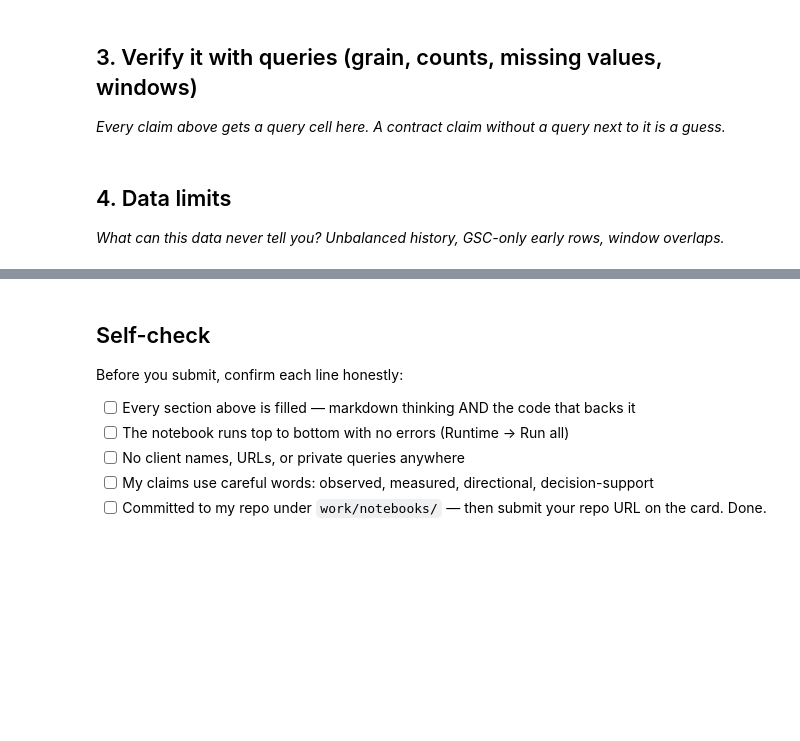
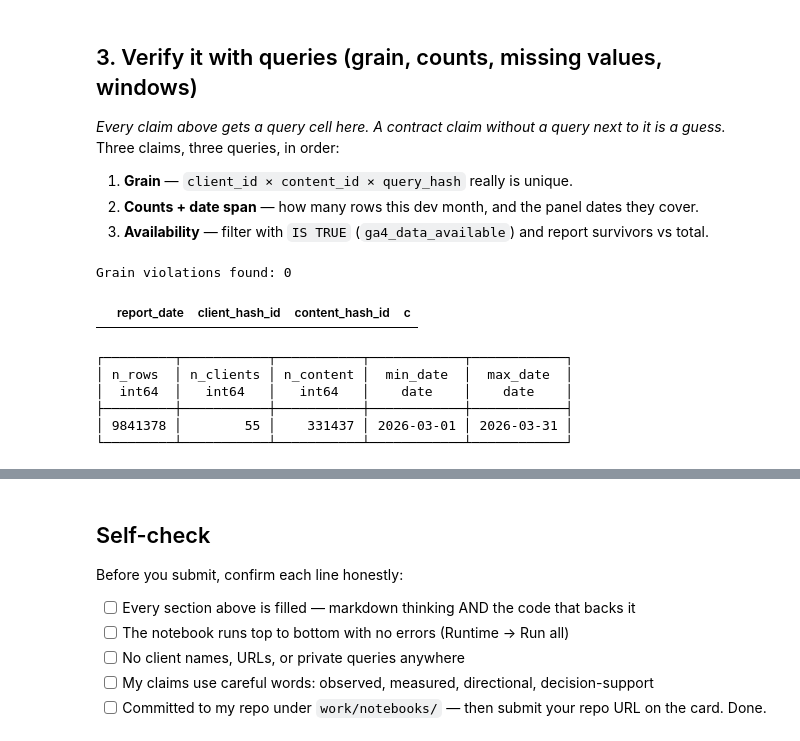
Before and after one commit to AgrimJain-quantum/internship-remote, a Jupyter notebook: work/notebooks/w03_data_contract.ipynb, the cells around one changed output, grey strips where cells are left out. Cells and saved outputs as stored; diff of their text form; code cells hidden in the pictures; blank space fills up the shorter version.

```diff
--- a/work/notebooks/w03_data_contract.ipynb
+++ b/work/notebooks/w03_data_contract.ipynb
@@ -22,0 +9,30 @@ This skeleton is yours to fill. Work the sections **in order** — each one has
+# %%
+# Setup — HF auth + duckdb over the warehouse. Run this first, every session.
+!pip -q install duckdb huggingface_hub
+
+import duckdb, os, pandas as pd
+from google.colab import userdata
+
+hf_token = userdata.get("HF_TOKEN")
+os.environ["HF_TOKEN"] = hf_token
+
+con = duckdb.connect()
+con.sql("INSTALL httpfs; LOAD httpfs;")
+con.sql(f"CREATE OR REPLACE SECRET hf_token (TYPE huggingface, TOKEN '{hf_token}');")
+
+BASE = "hf://datasets/FlyRank/internship-warehouse"
+
+DIM_CLIENTS   = f"{BASE}/dim_clients.parquet"
+DIM_CONTENT   = f"{BASE}/dim_content.parquet"
+DAILY_MONTH   = lambda m: f"{BASE}/fact_content_daily_performance/month={m}/data_0.parquet"
+QUERY_90D     = f"{BASE}/fact_content_query_90d.parquet"       # flat file — single window, Apr-Jun 2026, sealed. Mechanics only.
+SEALED_SAMPLE = f"{BASE}/fact_content_daily_performance_sample.parquet"  # June 2026 — sealed test month
+
+# My lane: fact_content_daily_performance. Real partitions run 2025-01 .. 2026-06.
+# Two-month design avoids leakage by construction: features from PREV_MONTH, label from DEV_MONTH.
+PREV_MONTH = "2026-02"   # feature month
+DEV_MONTH  = "2026-03"   # label month, mid-panel
+SEALED_MONTH = "2026-06" # never touch for label/feature development
+print("Feature month:", PREV_MONTH, "| Label month:", DEV_MONTH, "| Sealed month (do not touch):", SEALED_MONTH)
+
+con.sql(f"SELECT COUNT(*) FROM read_parquet('{DIM_CLIENTS}')").show()
@@ -24,3 +134,7 @@ This skeleton is yours to fill. Work the sections **in order** — each one has
 ## 3. Verify it with queries (grain, counts, missing values, windows)
 
 *Every claim above gets a query cell here. A contract claim without a query next to it is a guess.*
+Three claims, three queries, in order:
+1. **Grain** — `client_id × content_id × query_hash` really is unique.
+2. **Counts + date span** — how many rows this dev month, and the panel dates they cover.
+3. **Availability** — filter with `IS TRUE` (`ga4_data_available`) and report survivors vs total.
@@ -30,4 +140,0 @@ This skeleton is yours to fill. Work the sections **in order** — each one has
-# %% [markdown]
-## 4. Data limits
-
-*What can this data never tell you? Unbalanced history, GSC-only early rows, window overlaps.*
@@ -36,0 +141,33 @@ This skeleton is yours to fill. Work the sections **in order** — each one has
+# %%
+# (1) Grain probe — should return ZERO rows if report_date x client_hash_id x content_hash_id
+# is the real grain in the label month.
+grain_check = con.sql(f"""
+SELECT report_date, client_hash_id, content_hash_id, COUNT(*) AS c
+FROM read_parquet('{DAILY_MONTH(DEV_MONTH)}')
+GROUP BY report_date, client_hash_id, content_hash_id
+HAVING COUNT(*) > 1
+LIMIT 5
+""").df()
+print("Grain violations found:", len(grain_check))
+grain_check
+# %% [output]
+Grain violations found: 0
+|  | report_date | client_hash_id | content_hash_id | c |
+# %%
+# (2) Row count + date span for the label month partition.
+con.sql(f"""
+SELECT
+  COUNT(*)                          AS n_rows,
+  COUNT(DISTINCT client_hash_id)    AS n_clients,
+  COUNT(DISTINCT content_hash_id)   AS n_content,
+  MIN(report_date)                  AS min_date,
+  MAX(report_date)                  AS max_date
+FROM read_parquet('{DAILY_MONTH(DEV_MONTH)}')
+""").show()
+# %% [output]
+┌─────────┬───────────┬───────────┬────────────┬────────────┐
+│ n_rows  │ n_clients │ n_content │  min_date  │  max_date  │
+│  int64  │   int64   │   int64   │    date    │    date    │
+├─────────┼───────────┼───────────┼────────────┼────────────┤
+│ 9841378 │        55 │    331437 │ 2026-03-01 │ 2026-03-31 │
+└─────────┴───────────┴───────────┴────────────┴────────────┘
```
Also changed, not shown: parts of 18 cells of this notebook.
